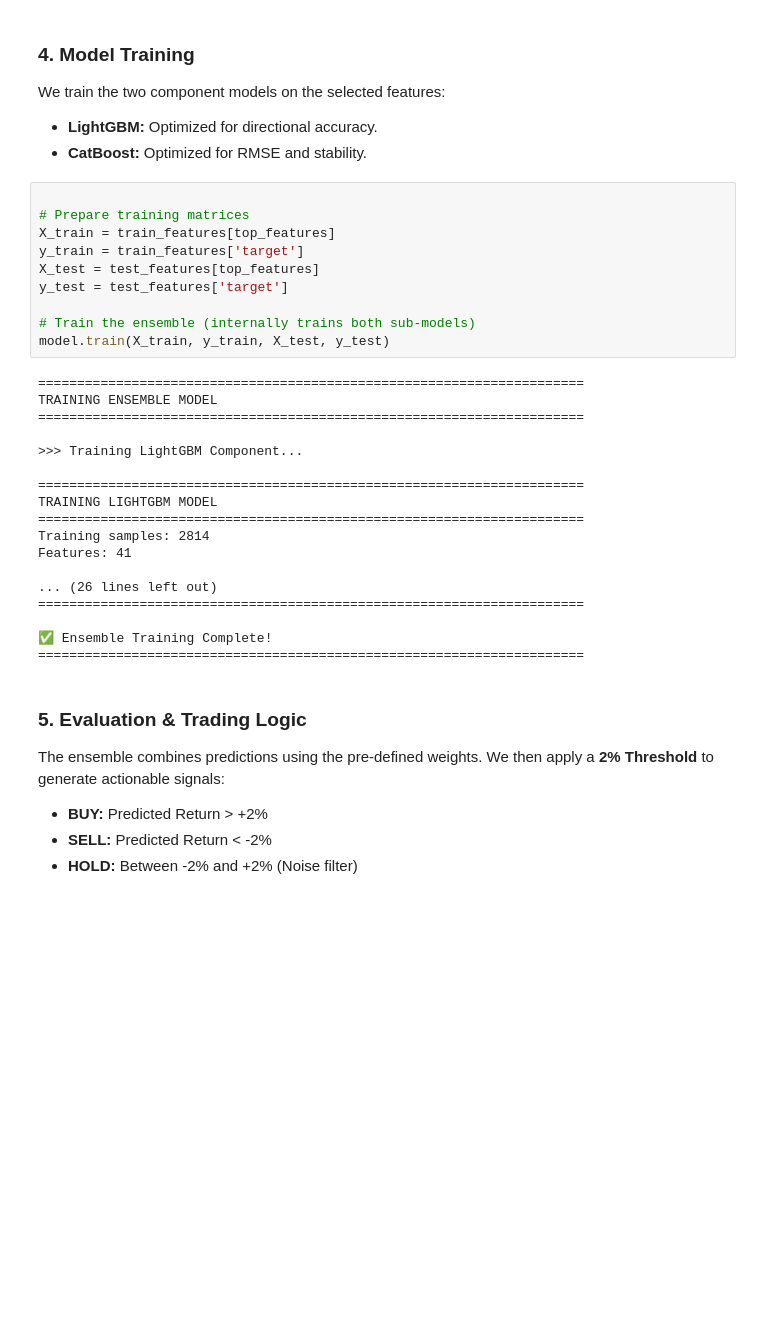
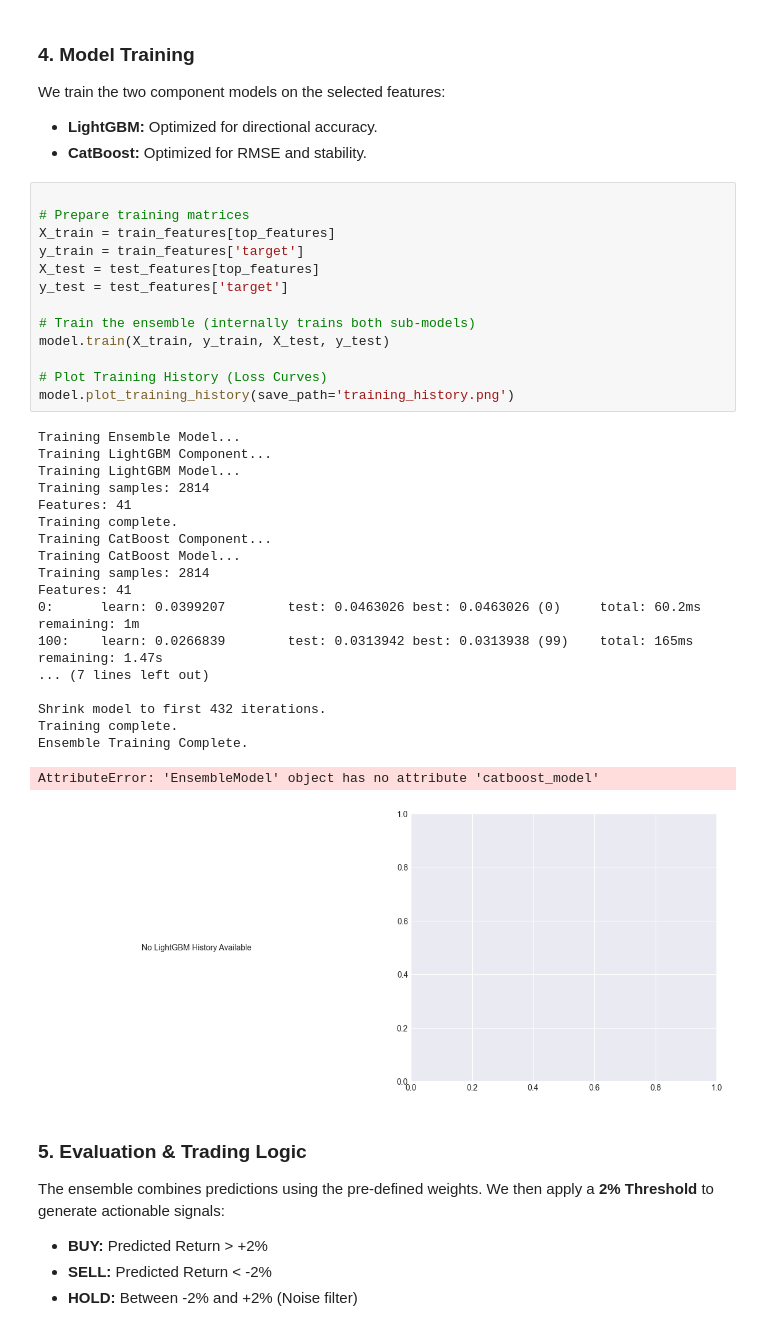
Before and after one commit to AhmadShah-1/AAI-464-Stock-Trading, a Jupyter notebook: Exploration/Ensemble/ensemble_model.ipynb, the cells around one changed output. Drawn from its saved outputs; the diff is of its cells as text; blank space fills up the shorter version.

```diff
--- a/Exploration/Ensemble/ensemble_model.ipynb
+++ b/Exploration/Ensemble/ensemble_model.ipynb
@@ -176,31 +176,36 @@ We train the two component models on the selected features:
 # %%
 
 # Prepare training matrices
 X_train = train_features[top_features]
 y_train = train_features['target']
 X_test = test_features[top_features]
 y_test = test_features['target']
 
 # Train the ensemble (internally trains both sub-models)
 model.train(X_train, y_train, X_test, y_test)
+
+# Plot Training History (Loss Curves)
+model.plot_training_history(save_path='training_history.png')
 # %% [output]
-======================================================================
-TRAINING ENSEMBLE MODEL
-======================================================================
-
->>> Training LightGBM Component...
-
-======================================================================
-TRAINING LIGHTGBM MODEL
-======================================================================
+Training Ensemble Model...
+Training LightGBM Component...
+Training LightGBM Model...
 Training samples: 2814
 Features: 41
+Training complete.
+Training CatBoost Component...
+Training CatBoost Model...
+Training samples: 2814
+Features: 41
+0:      learn: 0.0399207        test: 0.0463026 best: 0.0463026 (0)     total: 60.2ms   remaining: 1m
+100:    learn: 0.0266839        test: 0.0313942 best: 0.0313938 (99)    total: 165ms    remaining: 1.47s
+... (7 lines left out)
 
-... (26 lines left out)
-======================================================================
-
-✅ Ensemble Training Complete!
-======================================================================
+Shrink model to first 432 iterations.
+Training complete.
+Ensemble Training Complete.
+AttributeError: 'EnsembleModel' object has no attribute 'catboost_model'
+[figure, added]
 # %% [markdown]
 
 ### 5. Evaluation & Trading Logic
```
Also changed, not shown: parts of 3 cells of this notebook, 3 other files.
